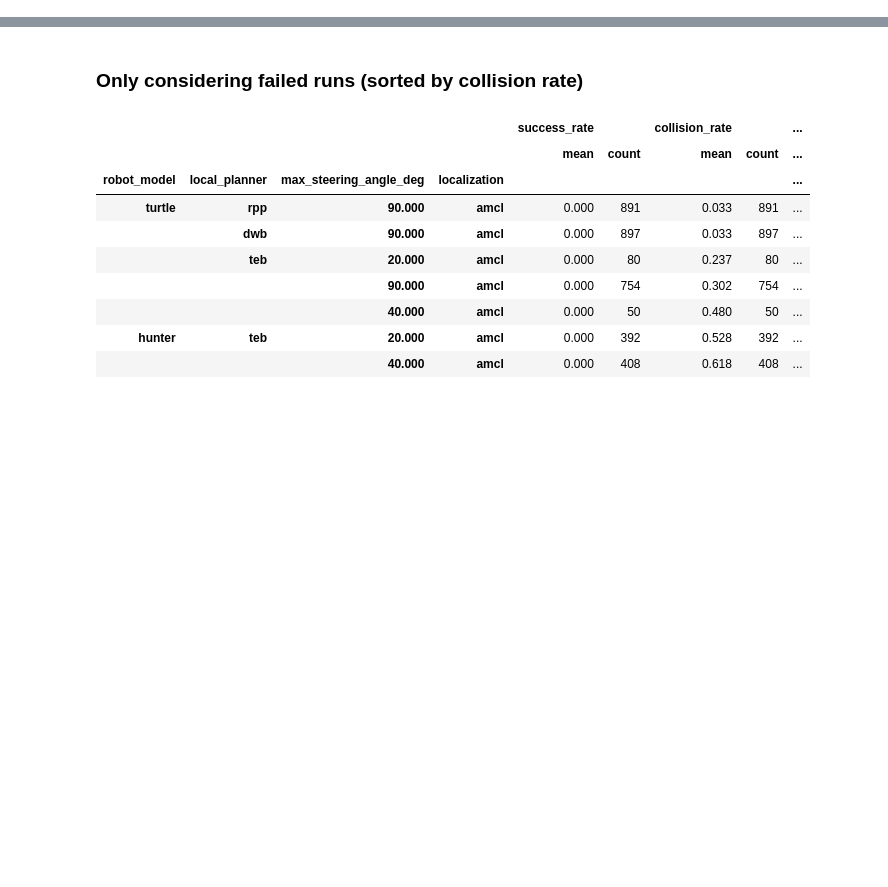
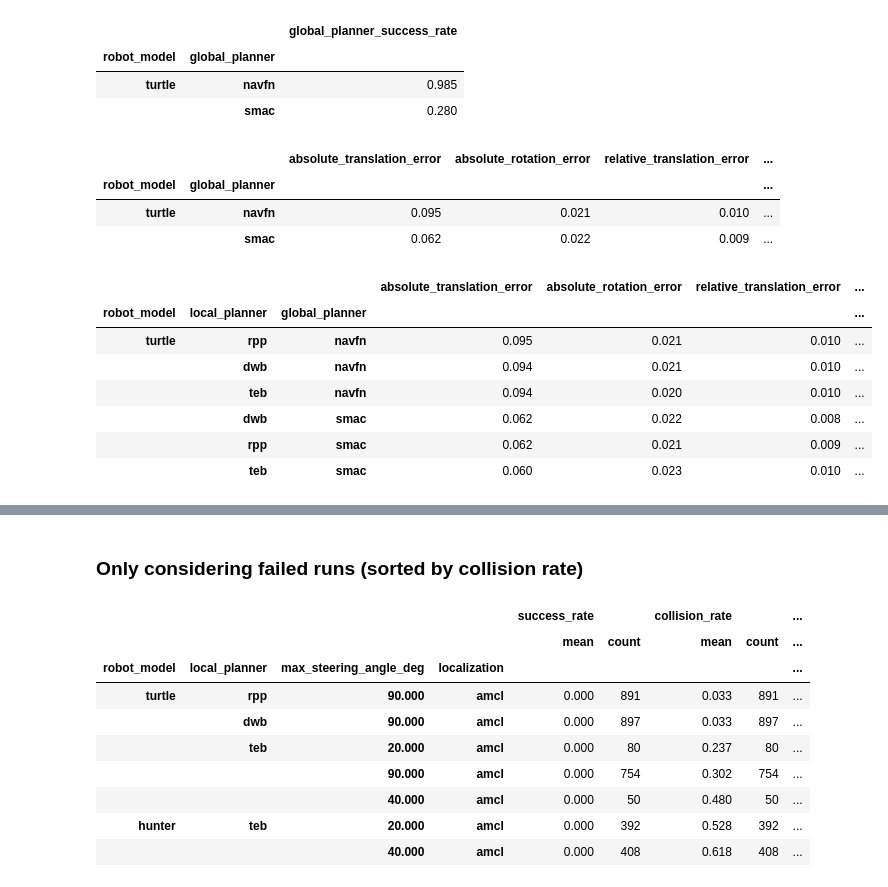
Before and after one commit to AIRLab-POLIMI/local_planning_performance_modelling, a Jupyter notebook: notebooks/thesis_plots_bar_plots.ipynb, the cells around one changed output, grey strips where cells are left out. Drawn from its saved outputs; the diff is of its cells as text; code cells hidden in the pictures; blank space fills up the shorter version.

```diff
--- a/notebooks/thesis_plots_bar_plots.ipynb
+++ b/notebooks/thesis_plots_bar_plots.ipynb
@@ -221,0 +246,25 @@ turtle + hunter 9.433507627314812
+# %%
+df[(df.max_steering_angle_deg == 90.0)].groupby(['robot_model', 'global_planner'])[["global_planner_success_rate", ]].mean()
+# %% [output]
+|  |  | global_planner_success_rate |
+| robot_model | global_planner |  |
+| turtle | navfn | 0.985 |
+|  | smac | 0.280 |
+# %%
+df[(df.max_steering_angle_deg == 90.0)].groupby(['robot_model', 'global_planner'])[["absolute_translation_error", "absolute_rotation_error", "relative_translation_error", "relative_rotation_error", ]].mean().sort_values('absolute_translation_error', ascending=False)
+# %% [output]
+|  |  | absolute_translation_error | absolute_rotation_error | relative_translation_error | ... |
+| robot_model | global_planner |  |  |  | ... |
+| turtle | navfn | 0.095 | 0.021 | 0.010 | ... |
+|  | smac | 0.062 | 0.022 | 0.009 | ... |
+# %%
+df[(df.max_steering_angle_deg == 90.0)].groupby(['robot_model', 'local_planner', 'global_planner'])[["absolute_translation_error", "absolute_rotation_error", "relative_translation_error", "relative_rotation_error", ]].mean().sort_values('absolute_translation_error', ascending=False)
+# %% [output]
+|  |  |  | absolute_translation_error | absolute_rotation_error | relative_translation_error | ... |
+| robot_model | local_planner | global_planner |  |  |  | ... |
+| turtle | rpp | navfn | 0.095 | 0.021 | 0.010 | ... |
+|  | dwb | navfn | 0.094 | 0.021 | 0.010 | ... |
+|  | teb | navfn | 0.094 | 0.020 | 0.010 | ... |
+|  | dwb | smac | 0.062 | 0.022 | 0.008 | ... |
+|  | rpp | smac | 0.062 | 0.021 | 0.009 | ... |
+|  | teb | smac | 0.060 | 0.023 | 0.010 | ... |
```
Also changed, not shown: parts of 10 cells of this notebook.
